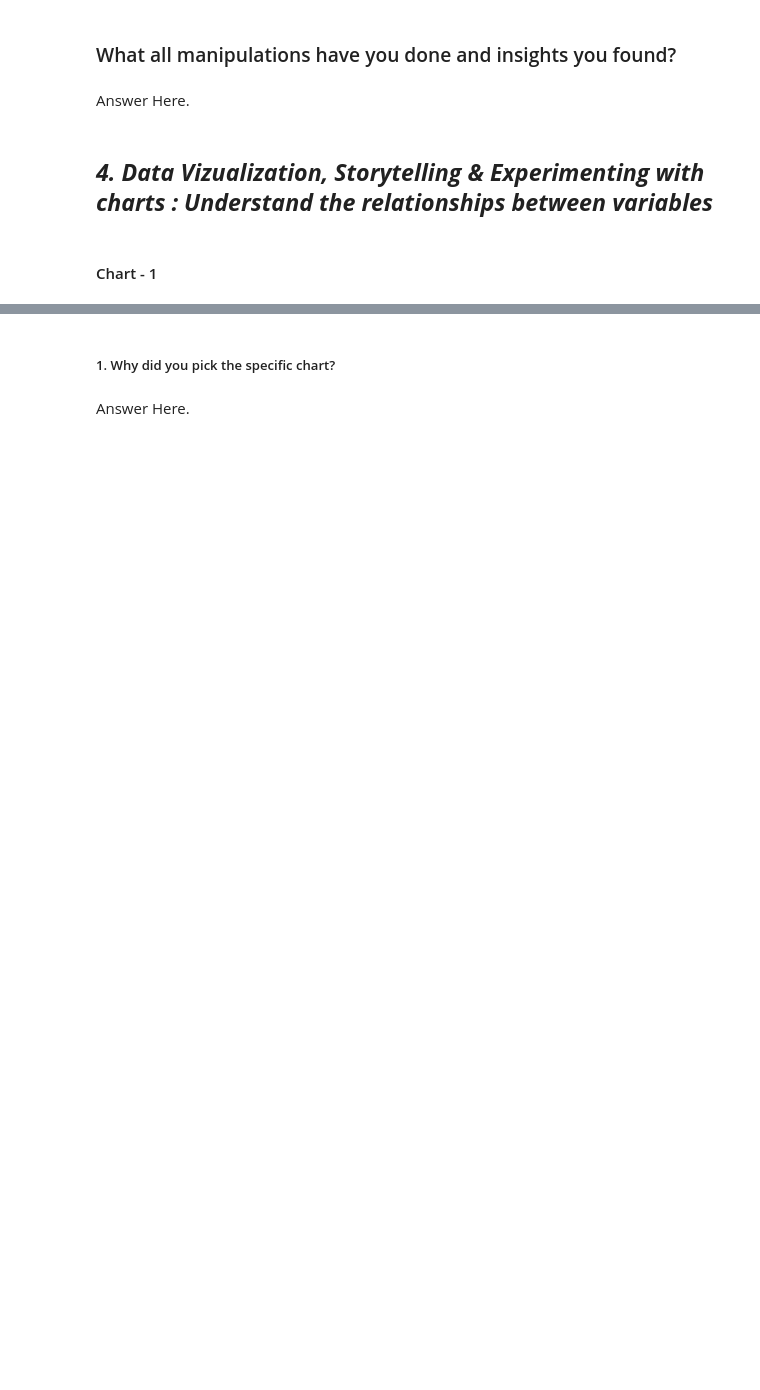
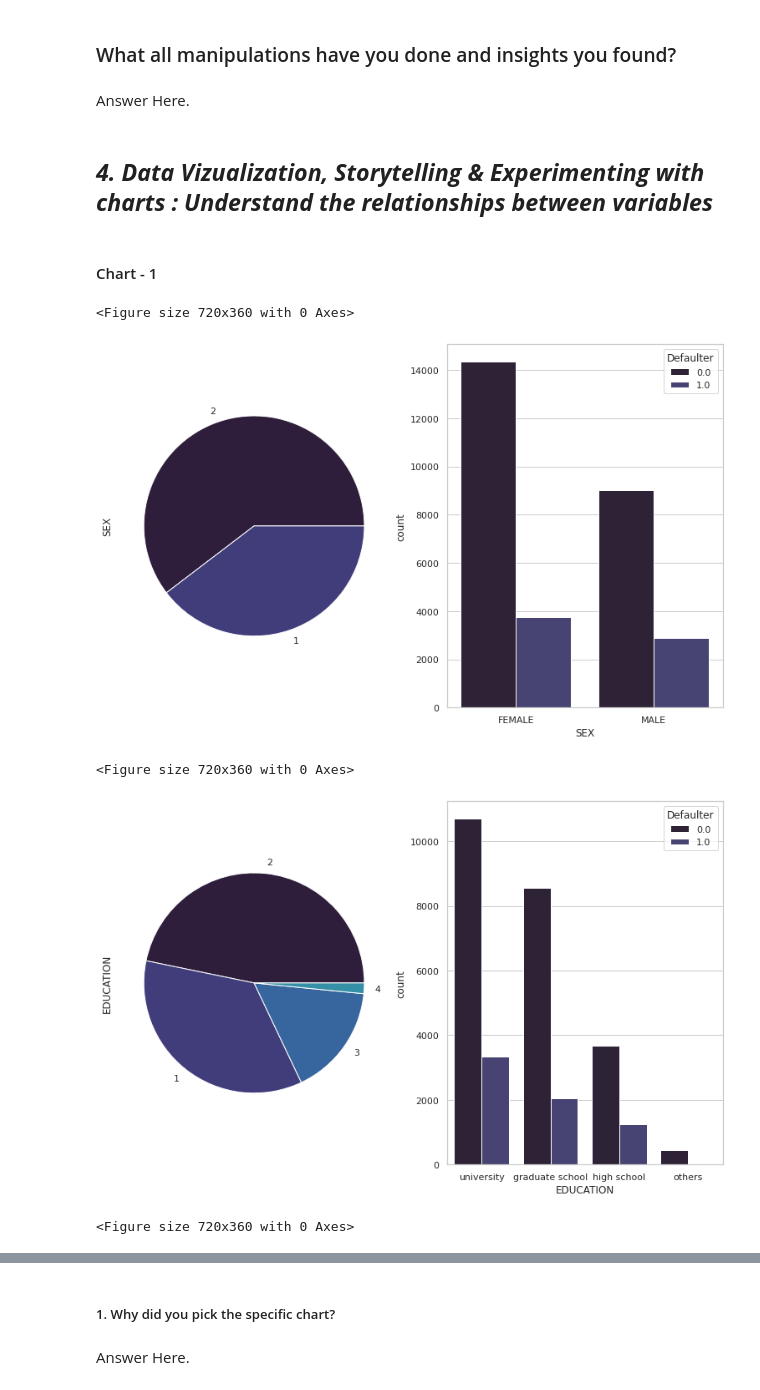
Before and after one commit to PrachiJadhav12/Credit_Card_default_Prediction, a Jupyter notebook: creditCopy_of_Sample_ML_Submission_Template.ipynb, the cells around one changed output, grey strips where cells are left out. Saved outputs shown, nothing was run; the diff lists cells and outputs as text; code cells hidden in the pictures; blank space fills up the shorter version.

```diff
--- a/creditCopy_of_Sample_ML_Submission_Template.ipynb
+++ b/creditCopy_of_Sample_ML_Submission_Template.ipynb
@@ -496,0 +558,2 @@ array([24., 26., 34., 37., 57., 29., 23., 28., 35., 51., 41., 30., 49.,
+# %%
+df_cat.replace({'SEX': {1 : 'MALE', 2 : 'FEMALE'}, 'EDUCATION' : {1 : 'graduate school', 2 : 'university', 3 : 'high school', 4 : 'others'}, 'MARRIAGE' : {1 : 'married', 2 : 'single', 3 : 'others'}}, inplace = True)
@@ -496,0 +582,8 @@ array([24., 26., 34., 37., 57., 29., 23., 28., 35., 51., 41., 30., 49.,
+# %%
+#renaming columns
+df.rename(columns={'PAY_0':'PAY_SEPT','PAY_2':'PAY_AUG','PAY_3':'PAY_JUL','PAY_4':'PAY_JUN','PAY_5':'PAY_MAY','PAY_6':'PAY_APR'},inplace=True)
+# %%
+#renaming columns
+df.rename(columns={'BILL_AMT1':'BILL_AMT_SEPT','BILL_AMT2':'BILL_AMT_AUG','BILL_AMT3':'BILL_AMT_JUL','BILL_AMT4':'BILL_AMT_JUN','BILL_AMT5':'BILL_AMT_MAY','BILL_AMT6':'BILL_AMT_APR'}, inplace = True)
+# %%
+df.rename(columns={'PAY_AMT1':'PAY_AMT_SEPT','PAY_AMT2':'PAY_AMT_AUG','PAY_AMT3':'PAY_AMT_JUL','PAY_AMT4':'PAY_AMT_JUN','PAY_AMT5':'PAY_AMT_MAY','PAY_AMT6':'PAY_AMT_APR'},inplace=True)
@@ -506,0 +608,14 @@ Answer Here.
+# %%
+# Chart - 1 visualization code
+#plotting categorical features
+for col in categorical_features:
+  plt.figure(figsize=(10,5))
+  fig, axes = plt.subplots(ncols=2,figsize=(13,8))
+  df[col].value_counts().plot(kind="pie",ax = axes[0],subplots=True)
+  sns.countplot(x = col, hue = 'Defaulter', data = df_cat)
+# %% [output]
+<Figure size 720x360 with 0 Axes>
+[figure, added]
+<Figure size 720x360 with 0 Axes>
+[figure, added]
+<Figure size 720x360 with 0 Axes>
```
Also changed, not shown: parts of 53 cells of this notebook.
